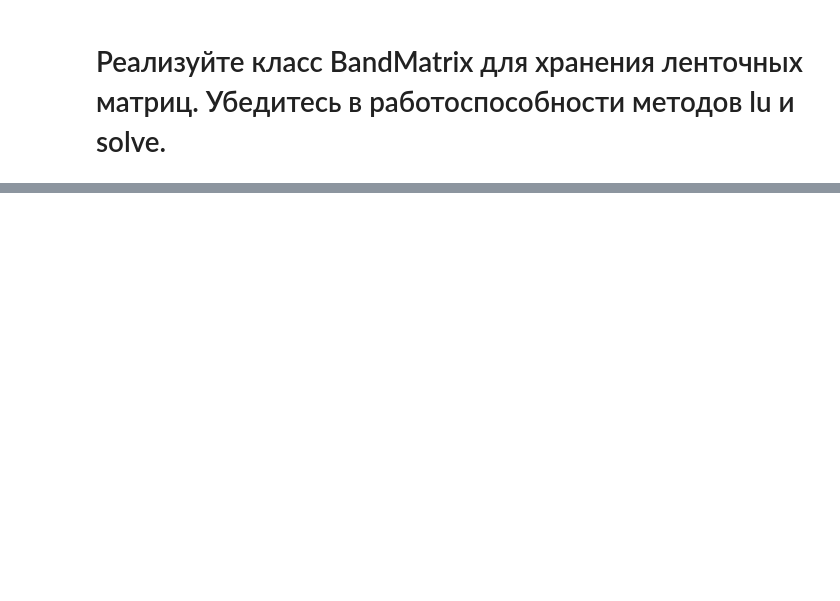
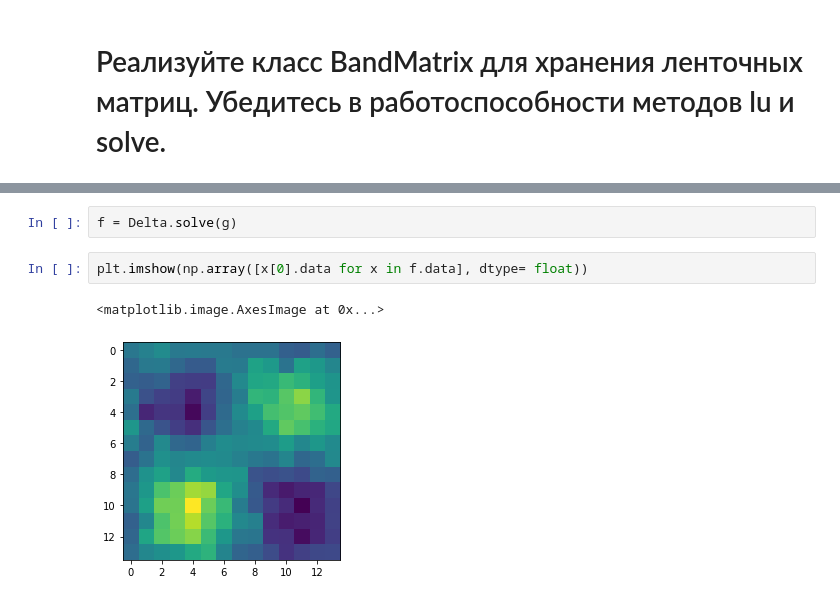
Before and after one commit to djiboshin/MatrixLabs2022, a Jupyter notebook: Lab 2 .ipynb, the cells around one changed output, grey strips where cells are left out. Saved outputs shown, nothing was run; the diff lists cells and outputs as text; blank space fills up the shorter version.

```diff
--- a/Lab 2 .ipynb
+++ b/Lab 2 .ipynb
@@ -277,0 +475,7 @@ BandMatrix(p)
+# %%
+f = Delta.solve(g)
+# %%
+plt.imshow(np.array([x[0].data for x in f.data], dtype= float))
+# %% [output]
+<matplotlib.image.AxesImage at 0x...>
+[figure, added]
```
Also changed, not shown: parts of 56 cells of this notebook, 3 other files.
